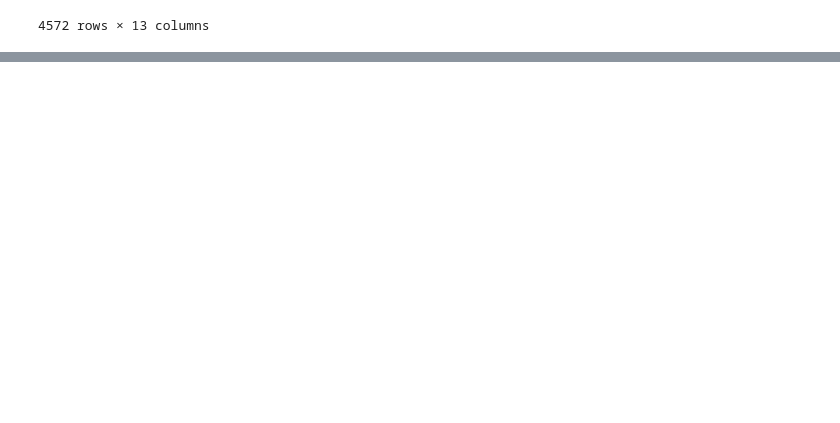
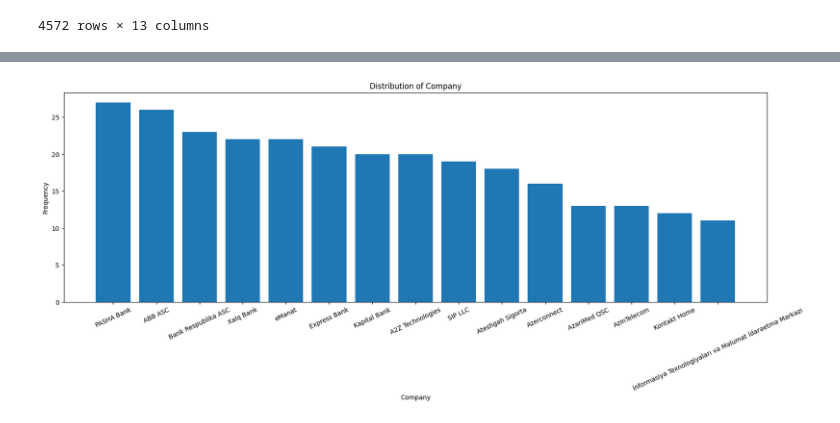
Before and after one commit to LalaMamedova/Data_Science-Analytics_Projects, a Jupyter notebook: Software developer in Azerbaijan/software_analysis/data.ipynb, the cells around one changed output, grey strips where cells are left out. Saved outputs shown, nothing was run; the diff lists cells and outputs as text; code cells hidden in the pictures; blank space fills up the shorter version.

```diff
--- a/Software developer in Azerbaijan/software_analysis/data.ipynb
+++ b/Software developer in Azerbaijan/software_analysis/data.ipynb
@@ -170,0 +241,13 @@ plt.show()
+# %%
+company_count = matplotlib_graphic_count(original_vacancy, 'Company',15)
+
+plt.figure(figsize=(20, 6))
+plt.bar(company_count.index, company_count.values)
+plt.xlabel('Company')
+plt.ylabel('Frequency')
+plt.title('Distribution of Company')
+plt.xticks(rotation=25, fontsize=10)
+
+plt.show()
+# %% [output]
+[figure, added]
```
Also changed, not shown: parts of 30 cells of this notebook, 8 other files.
